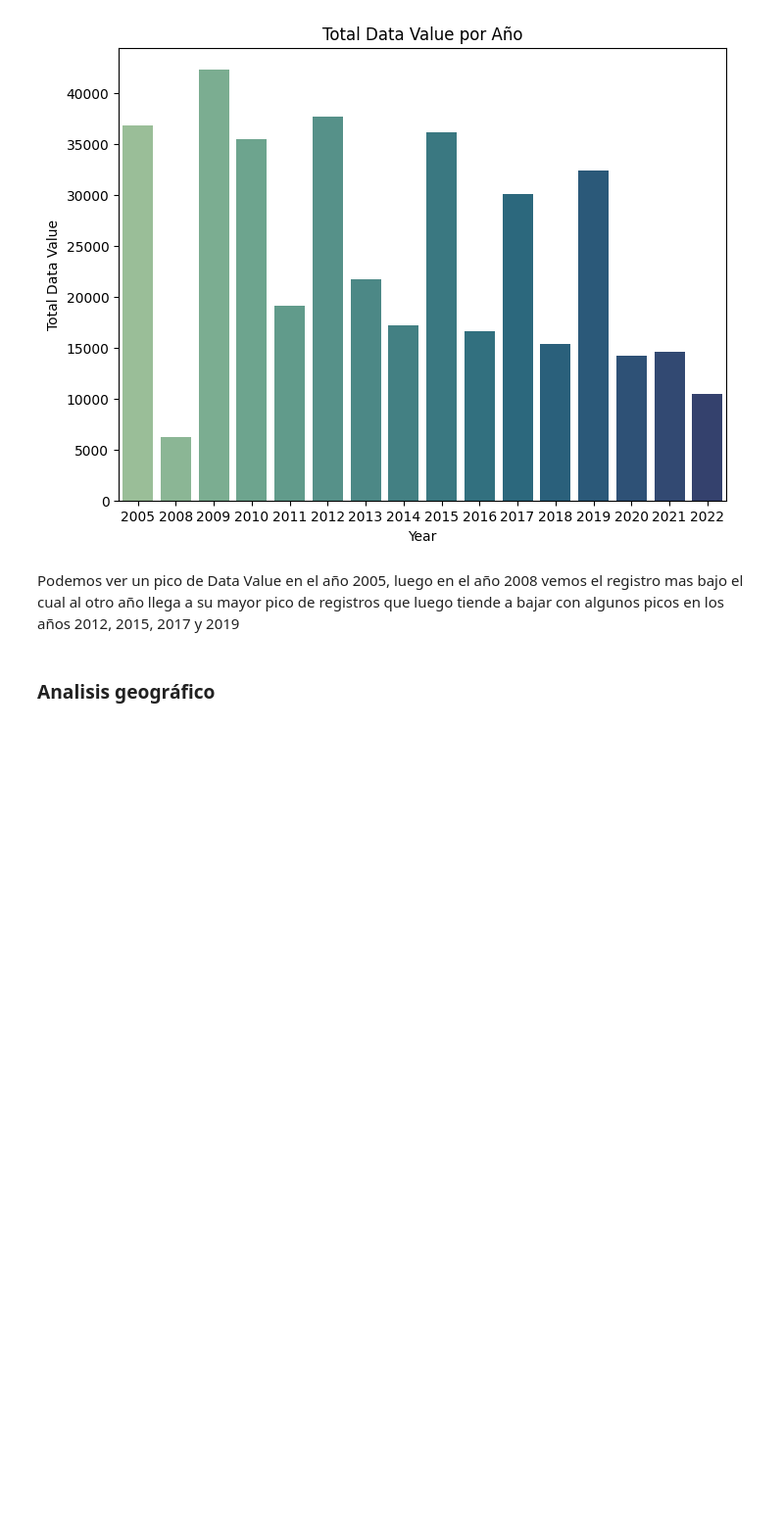
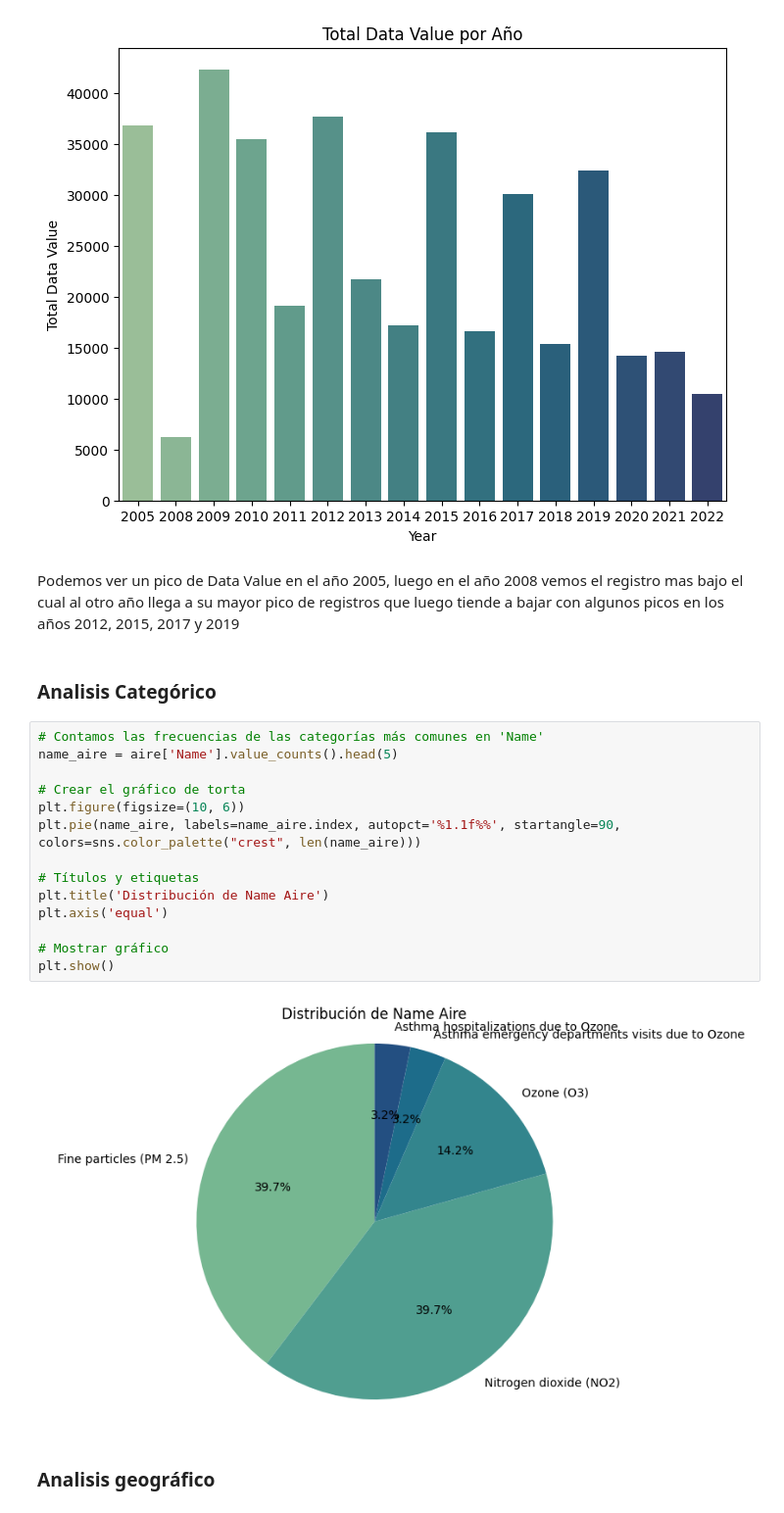
Before and after one commit to Rizo12G/Proyecto_final_henry, a Jupyter notebook: EDA/Air_Noise.ipynb, the cells around one changed output. Shown at 98% size. Drawn from its saved outputs; the diff is of its cells as text; blank space fills up the shorter version.

```diff
--- a/EDA/Air_Noise.ipynb
+++ b/EDA/Air_Noise.ipynb
@@ -166,6 +161,24 @@ Passing `palette` without assigning `hue` is deprecated and will be removed in v
 [figure]
 # %% [markdown]
 Podemos ver un pico de Data Value en el año 2005, luego en el año 2008 vemos el registro mas bajo el cual al otro año llega a su mayor pico de registros que luego tiende a bajar con algunos picos en los años 2012, 2015, 2017 y 2019
+# %% [markdown]
+### Analisis Categórico
+# %%
+# Contamos las frecuencias de las categorías más comunes en 'Name'
+name_aire = aire['Name'].value_counts().head(5)
+
+# Crear el gráfico de torta
+plt.figure(figsize=(10, 6))
+plt.pie(name_aire, labels=name_aire.index, autopct='%1.1f%%', startangle=90, colors=sns.color_palette("crest", len(name_aire)))
+
+# Títulos y etiquetas
+plt.title('Distribución de Name Aire')
+plt.axis('equal')
+
+# Mostrar gráfico
+plt.show()
+# %% [output]
+[figure, added]
 # %% [markdown]
 ### Analisis geográfico
 # %%
```
Also changed, not shown: parts of 12 cells of this notebook.
